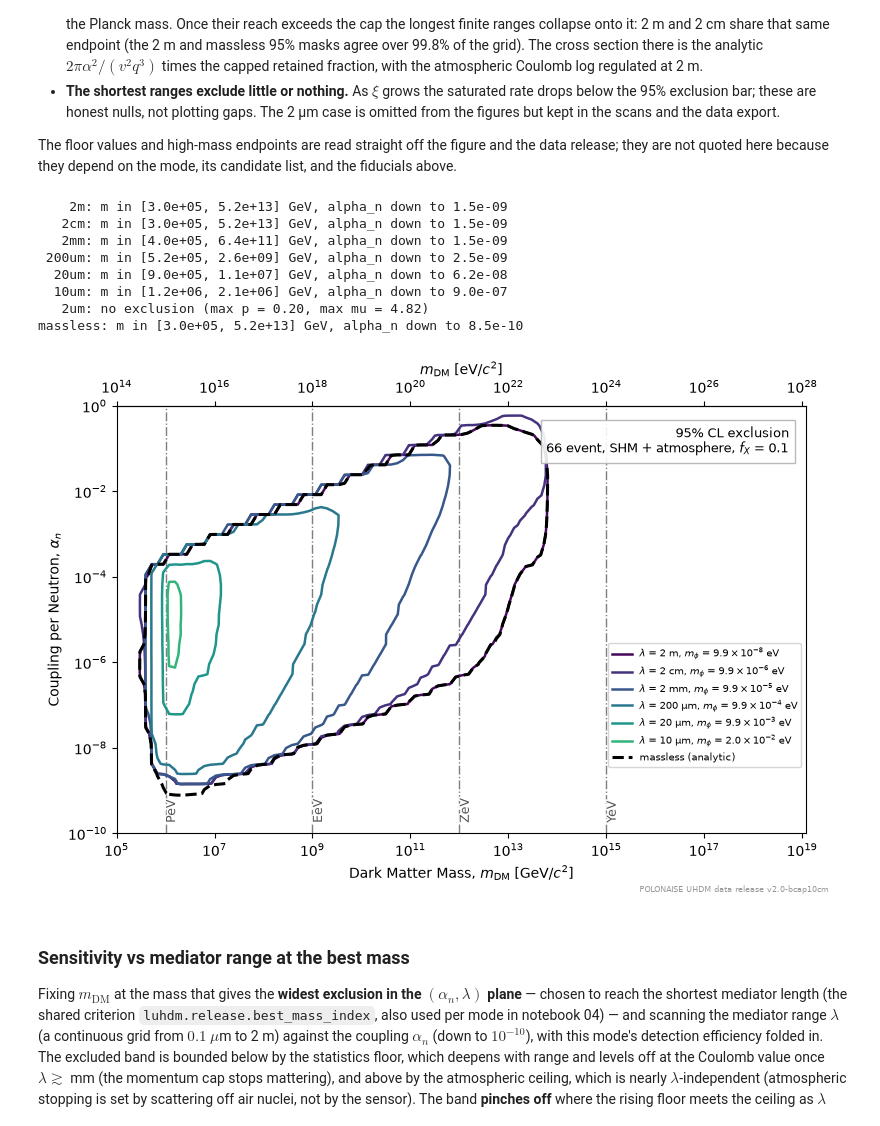
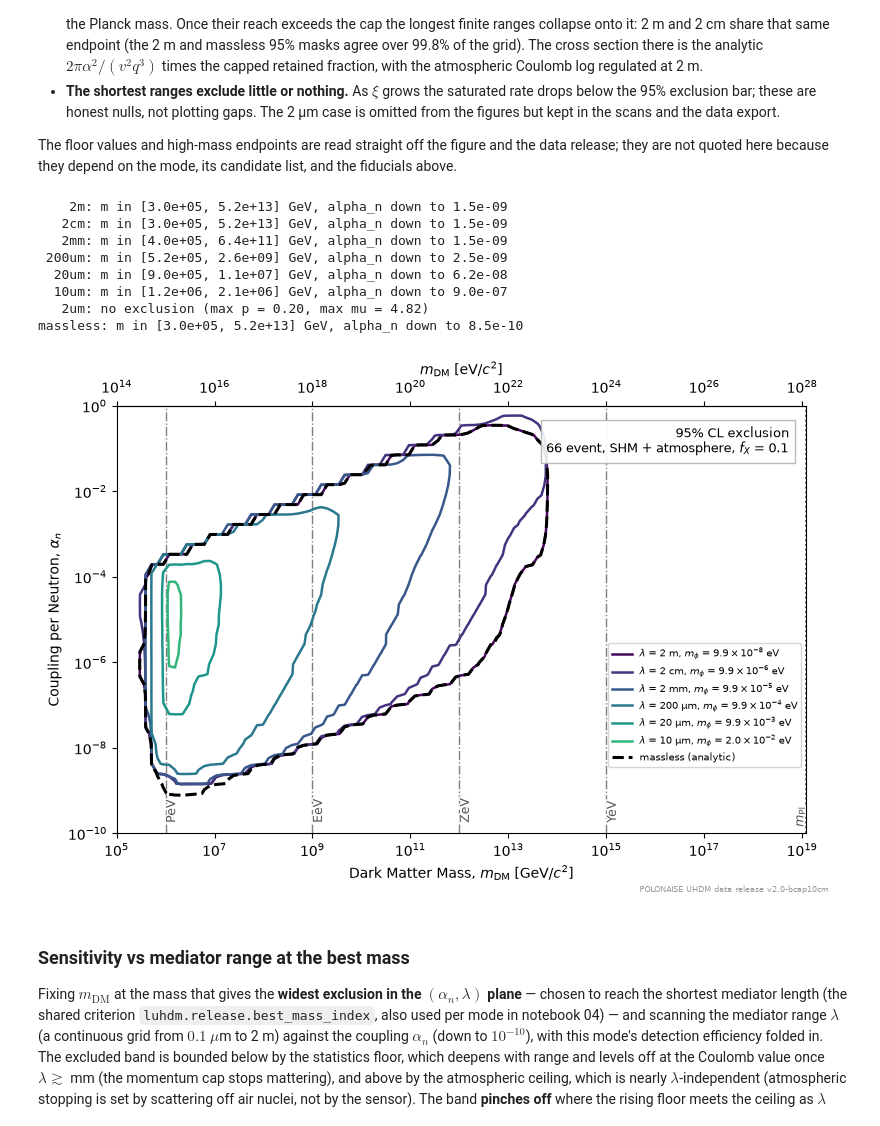
Before and after one commit to PolonaiseExperiment/luhdm, a Jupyter notebook: notebooks/01_limit_contour.ipynb, the cells around one changed output. Saved outputs shown, nothing was run; the diff lists cells and outputs as text; code cells hidden in the pictures.

```diff
--- a/notebooks/01_limit_contour.ipynb
+++ b/notebooks/01_limit_contour.ipynb
@@ -115,6 +115,18 @@ def mark_mass_milestones(ax, m_lo, m_hi):
                                   _pe.Normal()])
 
 
+def mark_planck_mass(ax, m_pl=M_PLANCK, y=0.015, va="bottom"):
+    # the mass grid stops at the Planck mass: mark that endpoint (label inside)
+    import matplotlib.patheffects as _pe
+    ax.axvline(m_pl, color="#555555", lw=1.3, ls=":", zorder=1)
+    txt = ax.text(m_pl, y, r"$m_{\mathrm{Pl}}$", color="#555555",
+                  fontsize=9, ha="right", va=va, rotation=90,
+                  zorder=1.5,   # under contour lines: halo must not notch them
+                  transform=ax.get_xaxis_transform())
+    txt.set_path_effects([_pe.Stroke(linewidth=2.2, foreground="w"),
+                          _pe.Normal()])
+
+
 import os as _os
 for _d in ("png", "svg", "pdf"):
     _os.makedirs(_d, exist_ok=True)
@@ -335,6 +348,7 @@ ax.set_ylim(REF["alphas_n"].min(), 1.0)
 ax.set_xlabel(r"Dark Matter Mass, $m_{\rm DM}$ [GeV/$c^2$]")
 ax.set_ylabel(r"Coupling per Neutron, $\alpha_n$")
 mark_mass_milestones(ax, REF["ms"].min(), M_PLANCK)
+mark_planck_mass(ax, REF["ms"][-1])
 sec = ax.secondary_xaxis("top", functions=(lambda x: x * 1e9,
                                             lambda x: x / 1e9))
 sec.set_xlabel(r"$m_{\rm DM}$ [eV/$c^2$]")
@@ -343,34 +357,34 @@ ax.text(0.975, 0.955,
         f"{CONFIDENCE:.0%} CL exclusion\n"
         f"{EVENTS.size} event, SHM + atmosphere, $f_X$ = 0.1",
         transform=ax.transAxes, ha="right", va="top", fontsize=9,
         bbox=dict(fc="white", ec="0.7", alpha=0.9))
 ax.legend(loc="center right", bbox_to_anchor=(1.0, 0.30), fontsize=7)
 fig.tight_layout()
 save_figure(fig, "01_all_mediator_ranges")
 
 for tag, lamb, color in ALL_TAGS:
     if tag not in SCANS:
         continue
     s = SCANS[tag]
     excl = s["extremeness"] >= CONFIDENCE
     if excl.any():
         m_ex = np.broadcast_to(s["ms"], excl.shape)[excl]
         a_ex = np.broadcast_to(s["alphas_n"][:, None], excl.shape)[excl]
         print(f"{tag:>6}: m in [{m_ex.min():.1e}, {m_ex.max():.1e}] GeV, "
               f"alpha_n down to {a_ex.min():.1e}")
     else:
         print(f"{tag:>6}: no exclusion (max p = {s['extremeness'].max():.2f}, "
               f"max mu = {s['counts'].max():.2f})")
 # %% [output]
     2m: m in [3.0e+05, 5.2e+13] GeV, alpha_n down to 1.5e-09
    2cm: m in [3.0e+05, 5.2e+13] GeV, alpha_n down to 1.5e-09
    2mm: m in [4.0e+05, 6.4e+11] GeV, alpha_n down to 1.5e-09
  200um: m in [5.2e+05, 2.6e+09] GeV, alpha_n down to 2.5e-09
   20um: m in [9.0e+05, 1.1e+07] GeV, alpha_n down to 6.2e-08
   10um: m in [1.2e+06, 2.1e+06] GeV, alpha_n down to 9.0e-07
    2um: no exclusion (max p = 0.20, max mu = 4.82)
 massless: m in [3.0e+05, 5.2e+13] GeV, alpha_n down to 8.5e-10
-[figure, old version]
+[figure, new version]
 # %% [markdown]
 ### Sensitivity vs mediator range at the best mass
 
```
Also changed, not shown: parts of 2 cells of this notebook, 23 other files.
